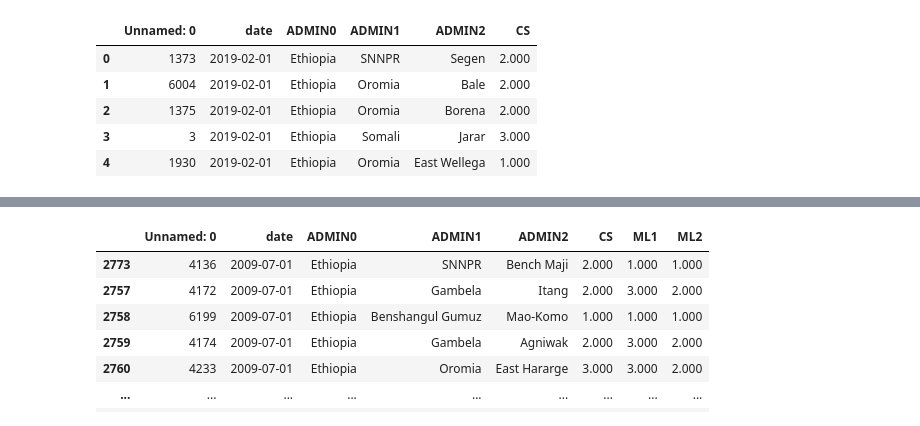
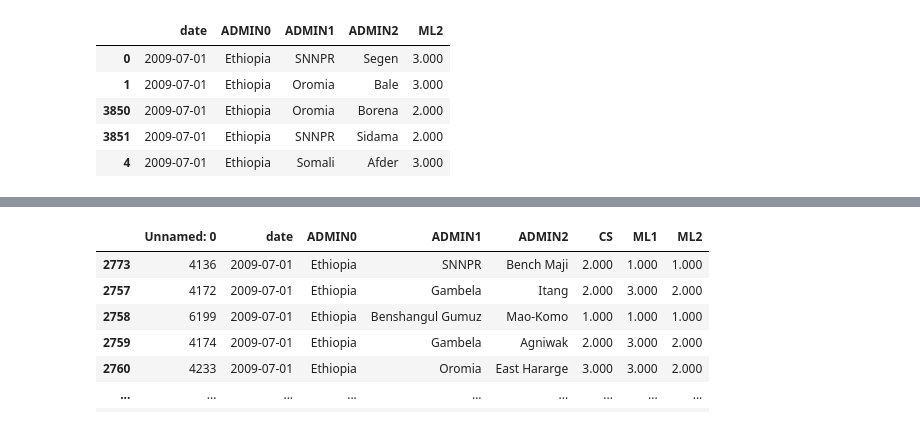
Before and after one commit to OCHA-DAP/pa-aa-food-insecurity, a Jupyter notebook: ethiopia/simplification_ethiopia-fewsnet-analysis.ipynb, the cells around one changed output, grey strips where cells are left out. Cells and saved outputs as stored; diff of their text form; code cells hidden in the pictures.

```diff
--- a/ethiopia/simplification_ethiopia-fewsnet-analysis.ipynb
+++ b/ethiopia/simplification_ethiopia-fewsnet-analysis.ipynb
@@ -15,15 +15,15 @@ pd.set_option('display.float_format', lambda x: '%.3f' % x)
 #TV: assume this is output from convert_fewsnet_to_admin2.py
 #has data from 07-2009 till 10-2019
 #for now assuming convert_fewsnet_to_admin2.py does the thing as described in the proposal
-cs = pd.read_csv('Data/ethiopia_admin2_fewsnet_2020-05-05.csv')
-ml1 = pd.read_csv('Data/ethiopia_admin2_fewsnet_ML12020-05-05.csv')
-ml2 = pd.read_csv('Data/ethiopia_admin2_fewsnet_ML22020-05-05.csv')
+cs = pd.read_csv('Data/ethiopia_admin2_fewsnet_2020-05-05.csv',index_col=0)
+ml1 = pd.read_csv('Data/ethiopia_admin2_fewsnet_ML12020-05-05.csv',index_col=0)
+ml2 = pd.read_csv('Data/ethiopia_admin2_fewsnet_ML22020-05-05.csv',index_col=0)
 # %%
-cs.head()
+ml2.head()
 # %% [output]
-|  | Unnamed: 0 | date | ADMIN0 | ADMIN1 | ADMIN2 | CS |
-| 0 | 1373 | 2019-02-01 | Ethiopia | SNNPR | Segen | 2.000 |
-| 1 | 6004 | 2019-02-01 | Ethiopia | Oromia | Bale | 2.000 |
-| 2 | 1375 | 2019-02-01 | Ethiopia | Oromia | Borena | 2.000 |
-| 3 | 3 | 2019-02-01 | Ethiopia | Somali | Jarar | 3.000 |
-| 4 | 1930 | 2019-02-01 | Ethiopia | Oromia | East Wellega | 1.000 |
+|  | date | ADMIN0 | ADMIN1 | ADMIN2 | ML2 |
+| 0 | 2009-07-01 | Ethiopia | SNNPR | Segen | 3.000 |
+| 1 | 2009-07-01 | Ethiopia | Oromia | Bale | 3.000 |
+| 3850 | 2009-07-01 | Ethiopia | Oromia | Borena | 2.000 |
+| 3851 | 2009-07-01 | Ethiopia | SNNPR | Sidama | 2.000 |
+| 4 | 2009-07-01 | Ethiopia | Somali | Afder | 3.000 |
```
Also changed, not shown: parts of 3 cells of this notebook.
